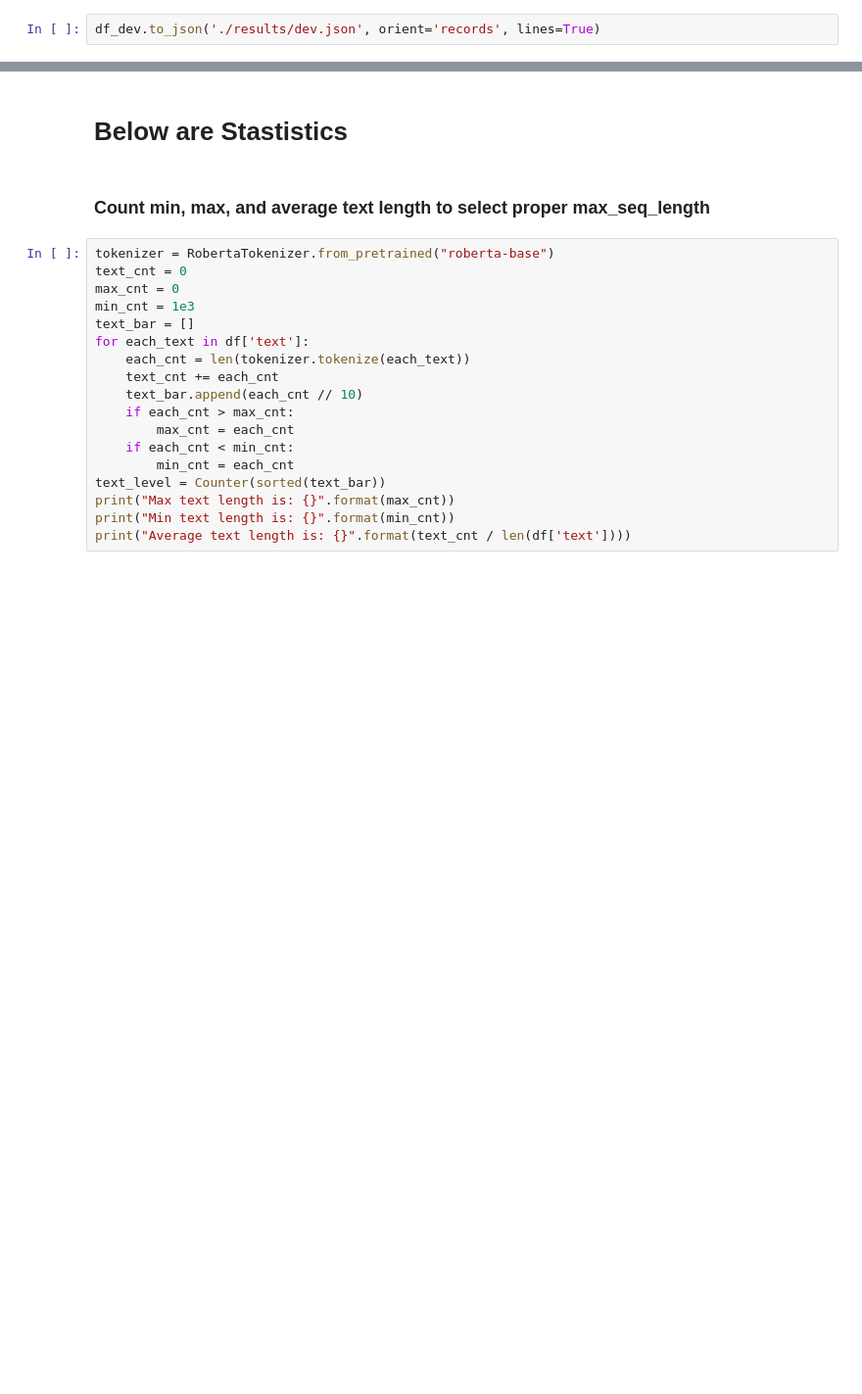
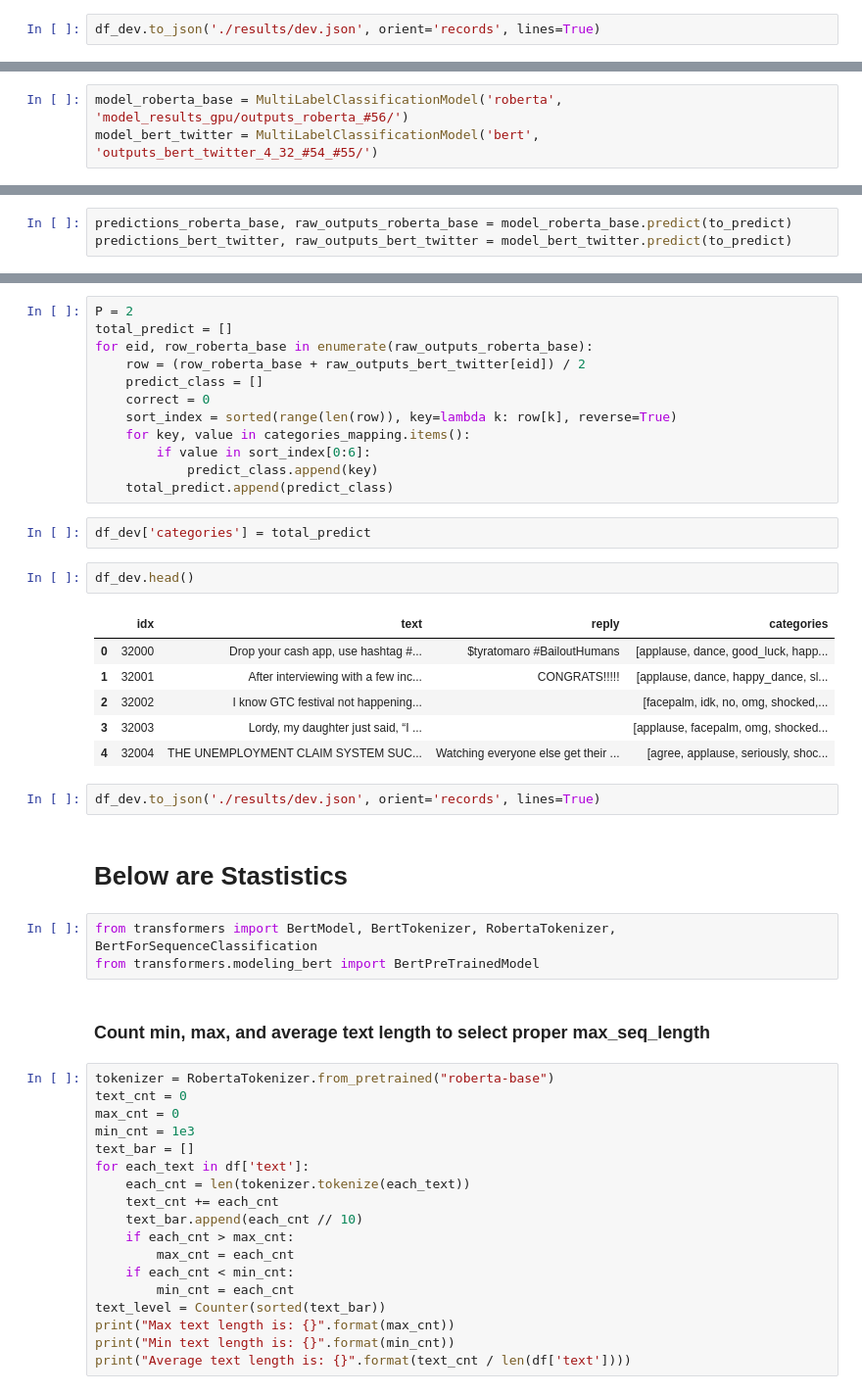
Before and after one commit to wywyWang/NLP-2020-EmotionGIF, a Jupyter notebook: EmotionGIF-V2.ipynb, the cells around one changed output, grey strips where cells are left out. Shown: that part at 98% size. Saved outputs shown, nothing was run; the diff lists cells and outputs as text; blank space fills up the shorter version.

```diff
--- a/EmotionGIF-V2.ipynb
+++ b/EmotionGIF-V2.ipynb
@@ -354,0 +372,3 @@ df_dev.to_json('./results/dev.json', orient='records', lines=True)
+# %%
+model_roberta_base = MultiLabelClassificationModel('roberta', 'model_results_gpu/outputs_roberta_#56/')
+model_bert_twitter = MultiLabelClassificationModel('bert', 'outputs_bert_twitter_4_32_#54_#55/')
@@ -354,0 +393,3 @@ df_dev.to_json('./results/dev.json', orient='records', lines=True)
+# %%
+predictions_roberta_base, raw_outputs_roberta_base = model_roberta_base.predict(to_predict)
+predictions_bert_twitter, raw_outputs_bert_twitter = model_bert_twitter.predict(to_predict)
@@ -355,5 +421,33 @@ df_dev.to_json('./results/dev.json', orient='records', lines=True)
+# %%
+P = 2
+total_predict = []
+for eid, row_roberta_base in enumerate(raw_outputs_roberta_base):
+    row = (row_roberta_base + raw_outputs_bert_twitter[eid]) / 2
+    predict_class = []
+    correct = 0
+    sort_index = sorted(range(len(row)), key=lambda k: row[k], reverse=True)
+    for key, value in categories_mapping.items():
+        if value in sort_index[0:6]:
+            predict_class.append(key)
+    total_predict.append(predict_class)
+# %%
+df_dev['categories'] = total_predict
+# %%
+df_dev.head()
+# %% [output]
+|  | idx | text | reply | categories |
+| 0 | 32000 | Drop your cash app, use hashtag #... | $tyratomaro #BailoutHumans | [applause, dance, good_luck, happ... |
+| 1 | 32001 | After interviewing with a few inc... | CONGRATS!!!!! | [applause, dance, happy_dance, sl... |
+| 2 | 32002 | I know GTC festival not happening... |  | [facepalm, idk, no, omg, shocked,... |
+| 3 | 32003 | Lordy, my daughter just said, “I ... |  | [applause, facepalm, omg, shocked... |
+| 4 | 32004 | THE UNEMPLOYMENT CLAIM SYSTEM SUC... | Watching everyone else get their ... | [agree, applause, seriously, shoc... |
+# %%
+df_dev.to_json('./results/dev.json', orient='records', lines=True)
 # %% [markdown]
 # Below are Stastistics
+# %%
+from transformers import BertModel, BertTokenizer, RobertaTokenizer, BertForSequenceClassification
+from transformers.modeling_bert import BertPreTrainedModel
 # %% [markdown]
 ### Count min, max, and average text length to select proper max_seq_length
 # %%
```
Also changed, not shown: parts of 15 cells of this notebook.
